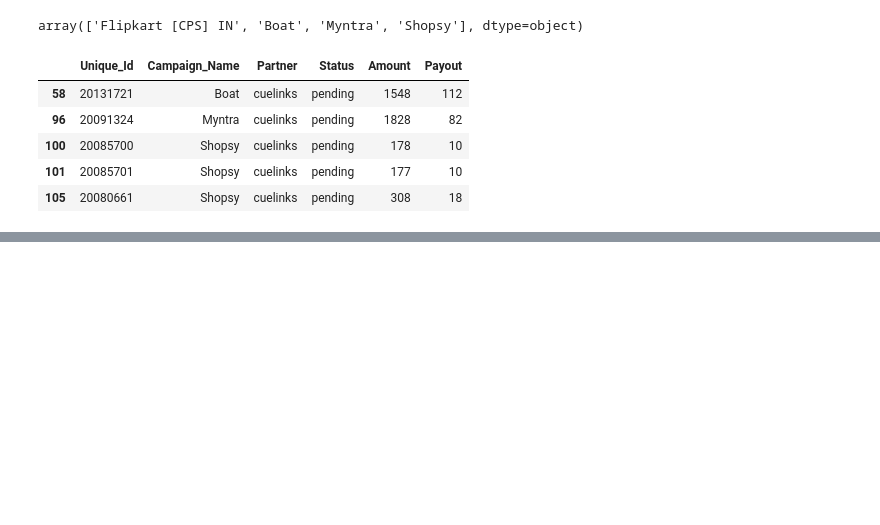
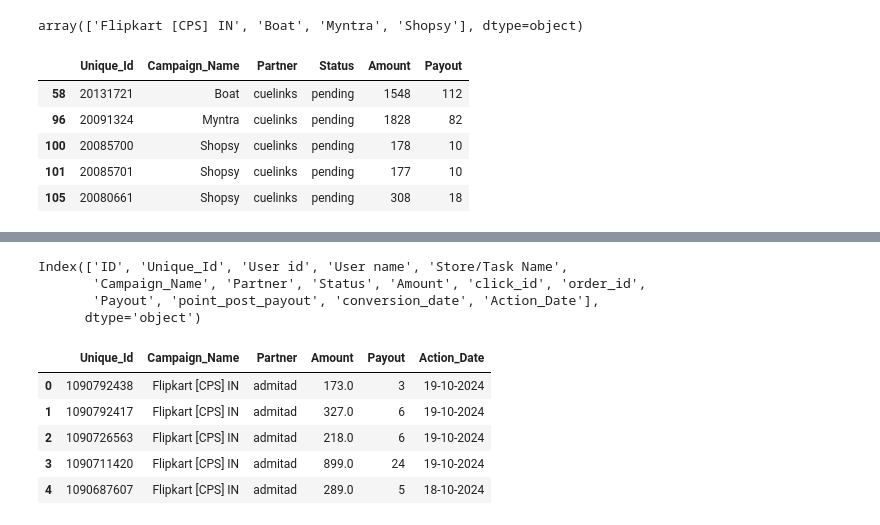
Before and after one commit to Maruf-Ahmad-khan/Car_Price_Prediction_Sklearn_Column_Transformation, a Jupyter notebook: Comparision_Hyyzo.ipynb, the cells around one changed output, grey strips where cells are left out. Drawn from its saved outputs; the diff is of its cells as text; code cells hidden in the pictures; blank space fills up the shorter version.

```diff
--- a/Comparision_Hyyzo.ipynb
+++ b/Comparision_Hyyzo.ipynb
@@ -713,0 +746,19 @@ Data_Hyyzo_Cols.query("Partner == 'cuelinks'").loc[Data_Hyyzo_Cols['Amount'] > 1
+# %%
+part_hyyzo = pd.read_csv(r"C:\Users\mk744\Downloads\Akshit data\Complete Orders Details Hyyzo 18 .csv")
+part_hyyzo.columns
+# %% [output]
+Index(['ID', 'Unique_Id', 'User id', 'User name', 'Store/Task Name',
+       'Campaign_Name', 'Partner', 'Status', 'Amount', 'click_id', 'order_id',
+       'Payout', 'point_post_payout', 'conversion_date', 'Action_Date'],
+      dtype='object')
+# %%
+part_hyyzo_cols = part_hyyzo.filter(items=['Unique_Id', 'Campaign_Name', 'Partner',
+                                           'Amount', 'Payout', 'Action_Date'])
+part_hyyzo_cols.head()
+# %% [output]
+|  | Unique_Id | Campaign_Name | Partner | Amount | Payout | Action_Date |
+| 0 | 1090792438 | Flipkart [CPS] IN | admitad | 173.0 | 3 | 19-10-2024 |
+| 1 | 1090792417 | Flipkart [CPS] IN | admitad | 327.0 | 6 | 19-10-2024 |
+| 2 | 1090726563 | Flipkart [CPS] IN | admitad | 218.0 | 6 | 19-10-2024 |
+| 3 | 1090711420 | Flipkart [CPS] IN | admitad | 899.0 | 24 | 19-10-2024 |
+| 4 | 1090687607 | Flipkart [CPS] IN | admitad | 289.0 | 5 | 18-10-2024 |
```
Also changed, not shown: parts of 7 cells of this notebook, 5 other files.
